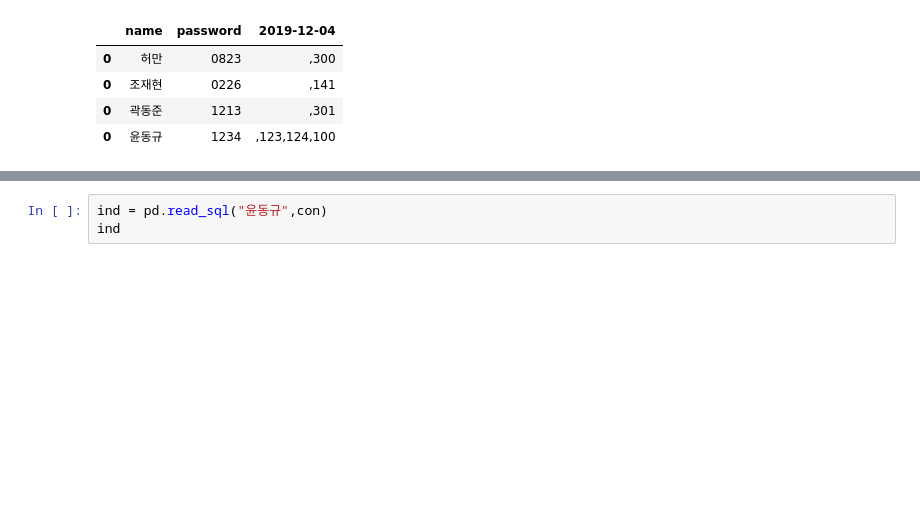
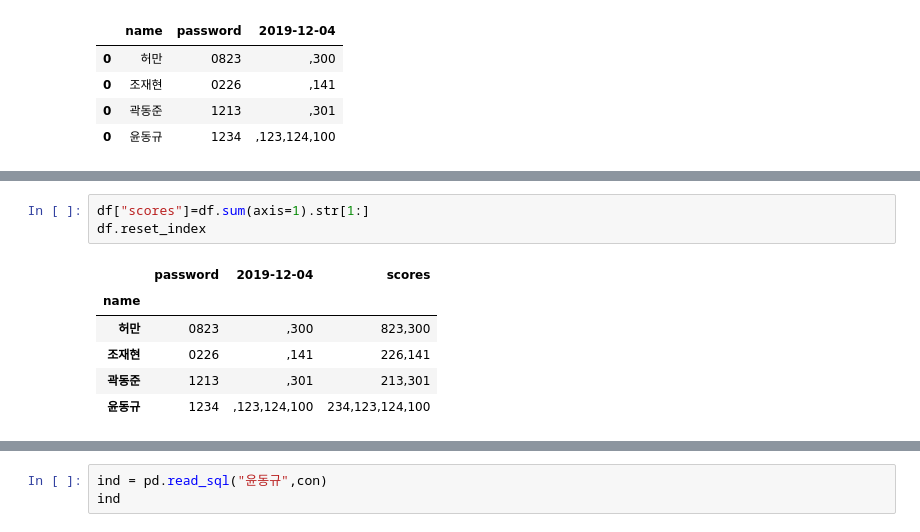
Before and after one commit to yundk7/Bowling_Team_Heroku, a Jupyter notebook: pet_pals/Untitled1.ipynb, the cells around one changed output, grey strips where cells are left out. Cells and saved outputs as stored; diff of their text form; blank space fills up the shorter version.

```diff
--- a/pet_pals/Untitled1.ipynb
+++ b/pet_pals/Untitled1.ipynb
@@ -74,0 +110,10 @@ df
+# %%
+df["scores"]=df.sum(axis=1).str[1:]
+df.reset_index
+# %% [output]
+|  | password | 2019-12-04 | scores |
+| name |  |  |  |
+| 허만 | 0823 | ,300 | 823,300 |
+| 조재현 | 0226 | ,141 | 226,141 |
+| 곽동준 | 1213 | ,301 | 213,301 |
+| 윤동규 | 1234 | ,123,124,100 | 234,123,124,100 |
```
Also changed, not shown: parts of 8 cells of this notebook, 1 other file.
